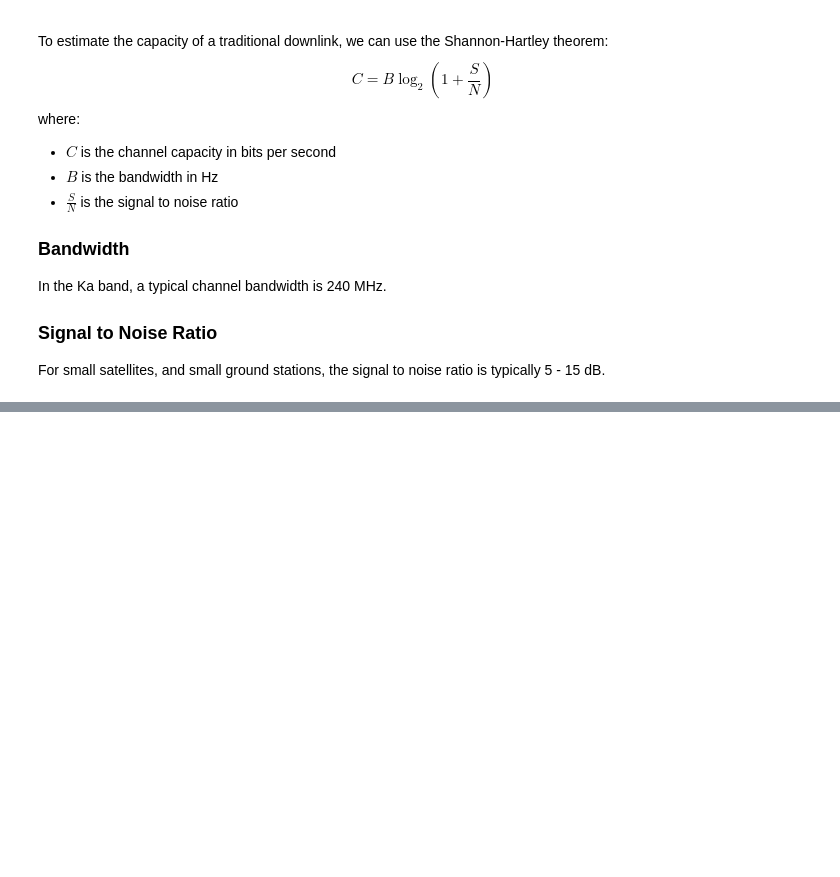
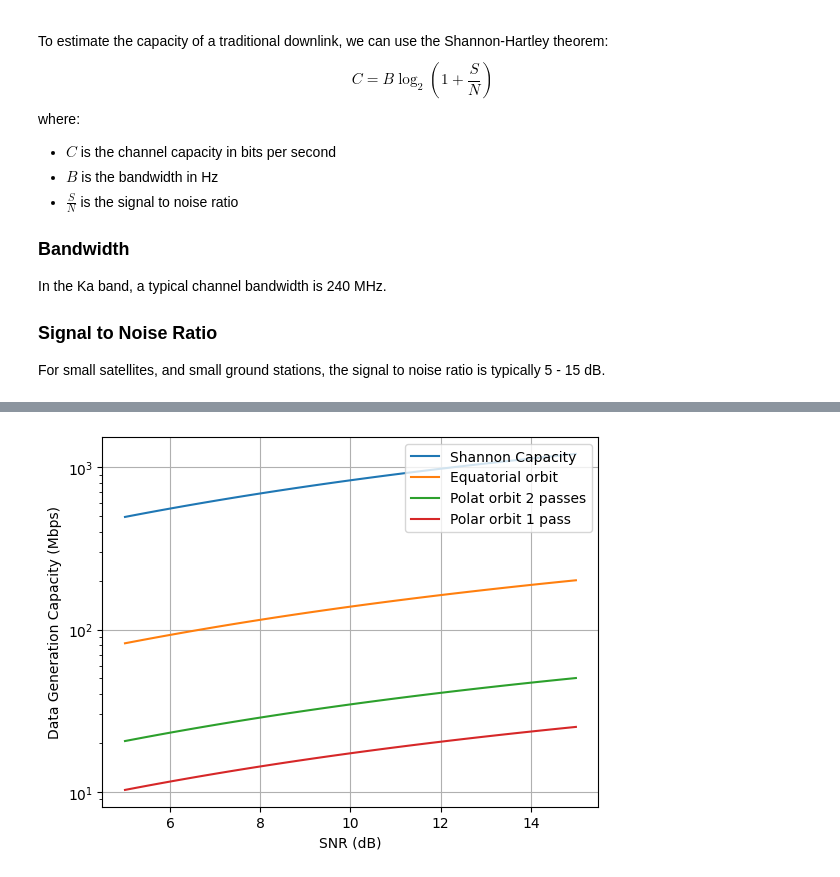
Before and after one commit to sat-masters/docs, a Jupyter notebook: Constellation Downlink/Problem analysis/metrics.ipynb, the cells around one changed output, grey strips where cells are left out. Cells and saved outputs as stored; diff of their text form; code cells hidden in the pictures; blank space fills up the shorter version.

```diff
--- a/Constellation Downlink/Problem analysis/metrics.ipynb
+++ b/Constellation Downlink/Problem analysis/metrics.ipynb
@@ -63,0 +65,17 @@ plt.show()
+# %%
+best = 15/90 # Equatorial orbit
+worst = 15/(12*60) # Polar orbit 1 pass
+realistic = 15/(6*60) # Polar orbit 2 passes
+
+plt.clf()
+plt.semilogy(snr_db, C / 1e6, label='Shannon Capacity')
+plt.semilogy(snr_db, (C / 1e6) * best, label='Equatorial orbit')
+plt.semilogy(snr_db, (C / 1e6) * realistic, label='Polat orbit 2 passes')
+plt.semilogy(snr_db, (C / 1e6) * worst, label='Polar orbit 1 pass')
+plt.xlabel('SNR (dB)')
+plt.ylabel('Data Generation Capacity (Mbps)')
+plt.legend()
+plt.grid()
+plt.show()
+# %% [output]
+[figure, added]
```
Also changed, not shown: parts of 2 cells of this notebook.
